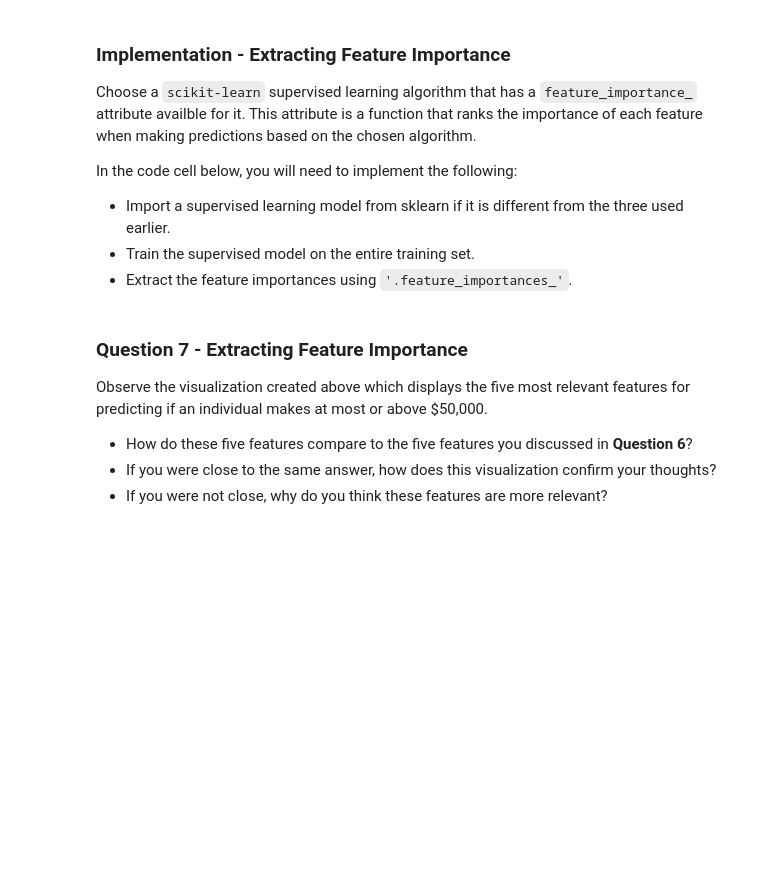
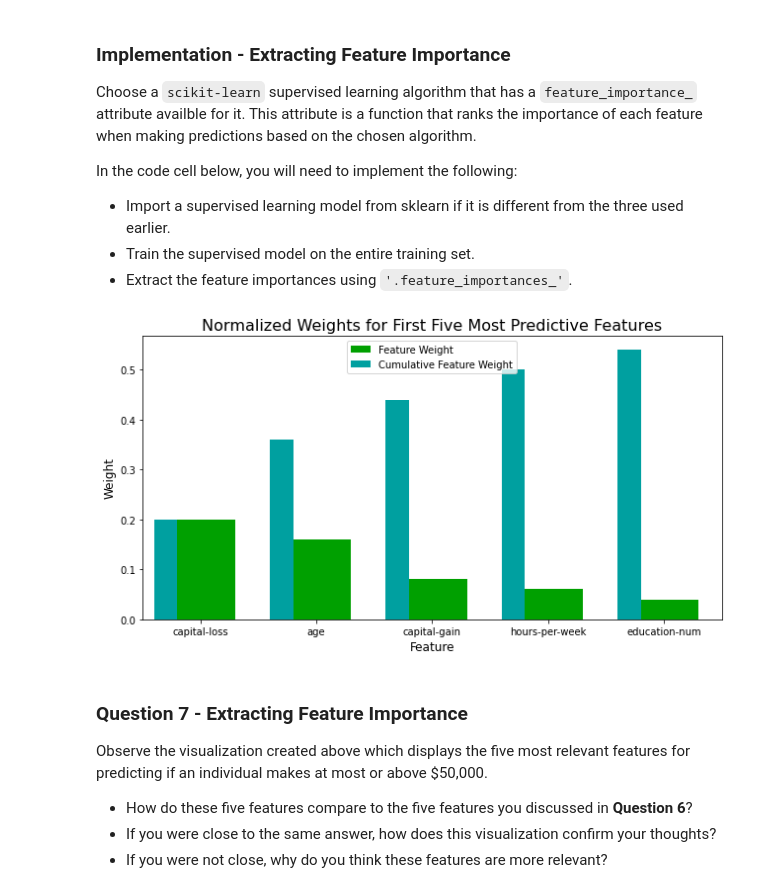
Before and after one commit to wcouturiaux/cd0025-supervised-learning, a Jupyter notebook: starter/finding_donors.ipynb, the cells around one changed output. Saved outputs shown, nothing was run; the diff lists cells and outputs as text; code cells hidden in the pictures; blank space fills up the shorter version.

```diff
--- a/starter/finding_donors.ipynb
+++ b/starter/finding_donors.ipynb
@@ -550,15 +578,17 @@ In the code cell below, you will need to implement the following:
 # %%
 # TODO: Import a supervised learning model that has 'feature_importances_'
 
 
 # TODO: Train the supervised model on the training set using .fit(X_train, y_train)
-model = None
+model = AdaBoostClassifier(random_state=3).fit(X_train, y_train)
 
 # TODO: Extract the feature importances using .feature_importances_
-importances = None
+importances = model.feature_importances_
 
 # Plot
 vs.feature_plot(importances, X_train, y_train)
+# %% [output]
+[figure, added]
 # %% [markdown]
 ### Question 7 - Extracting Feature Importance
 
```
Also changed, not shown: parts of 14 cells of this notebook, 1 other file.
